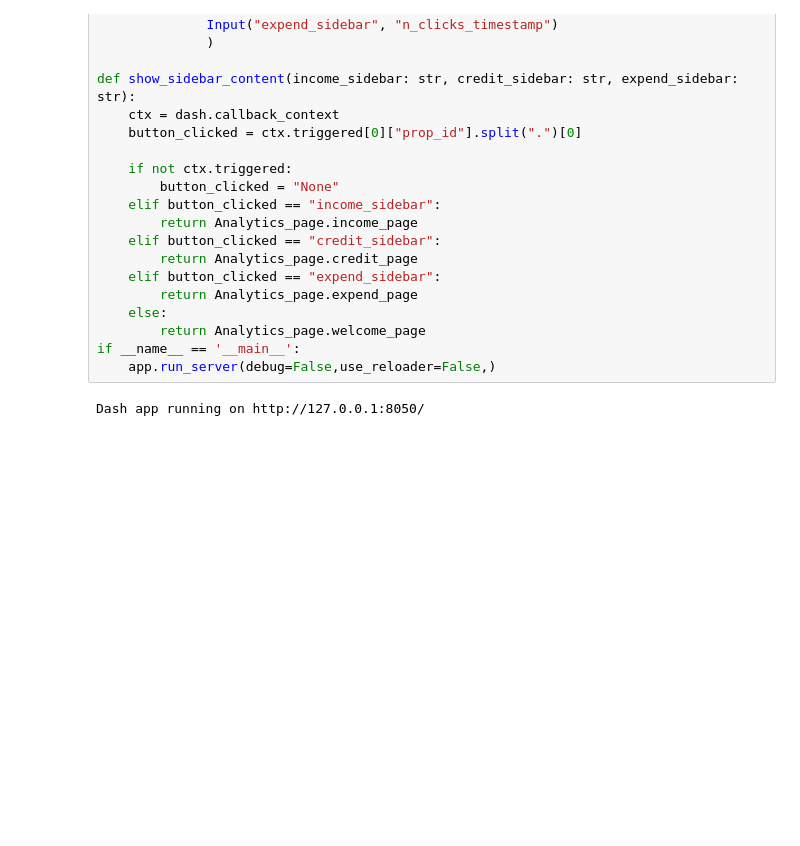
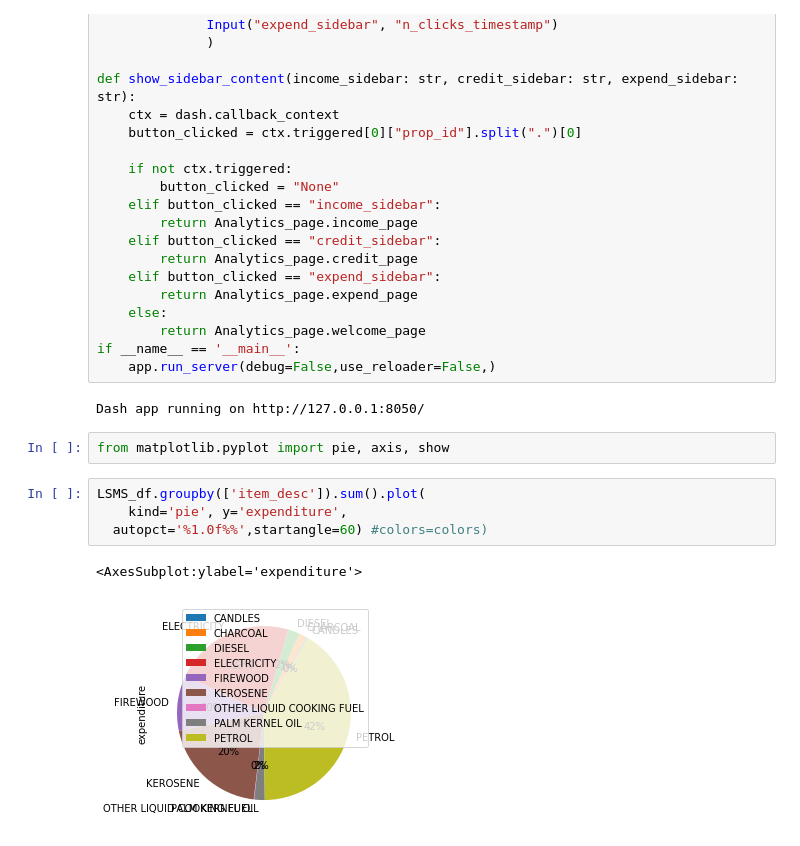
Before and after one commit to FlaviaMasese/Practice-Dash, a Jupyter notebook: Dash practice file.ipynb, the cells around one changed output. Drawn from its saved outputs; the diff is of its cells as text; blank space fills up the shorter version.

```diff
--- a/Dash practice file.ipynb
+++ b/Dash practice file.ipynb
@@ -1367,6 +1371,15 @@ if __name__ == '__main__':
     app.run_server(debug=False,use_reloader=False,)
 # %% [output]
 Dash app running on http://127.0.0.1:8050/
+# %%
+from matplotlib.pyplot import pie, axis, show
+# %%
+LSMS_df.groupby(['item_desc']).sum().plot(
+    kind='pie', y='expenditure',
+  autopct='%1.0f%%',startangle=60) #colors=colors)
+# %% [output]
+<AxesSubplot:ylabel='expenditure'>
+[figure, added]
 # %%
 app = JupyterDash(__name__, external_stylesheets= [dbc.themes.CYBORG, dbc.icons.BOOTSTRAP, dbc.icons.FONT_AWESOME])
 img2 = './Img/stephen-dawson-qwtCeJ5cLYs-unsplash.jpeg'
```
Also changed, not shown: parts of 3 cells of this notebook.
